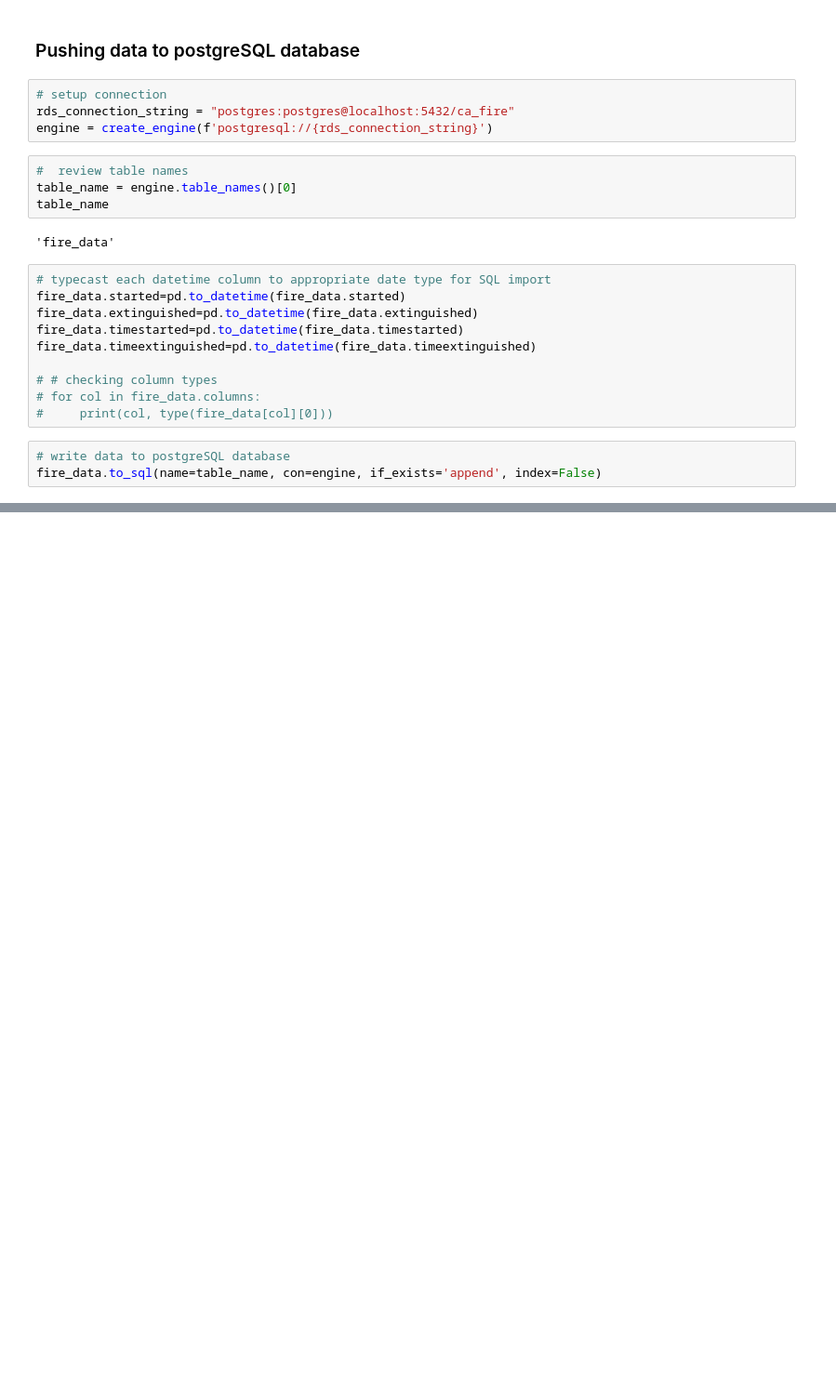
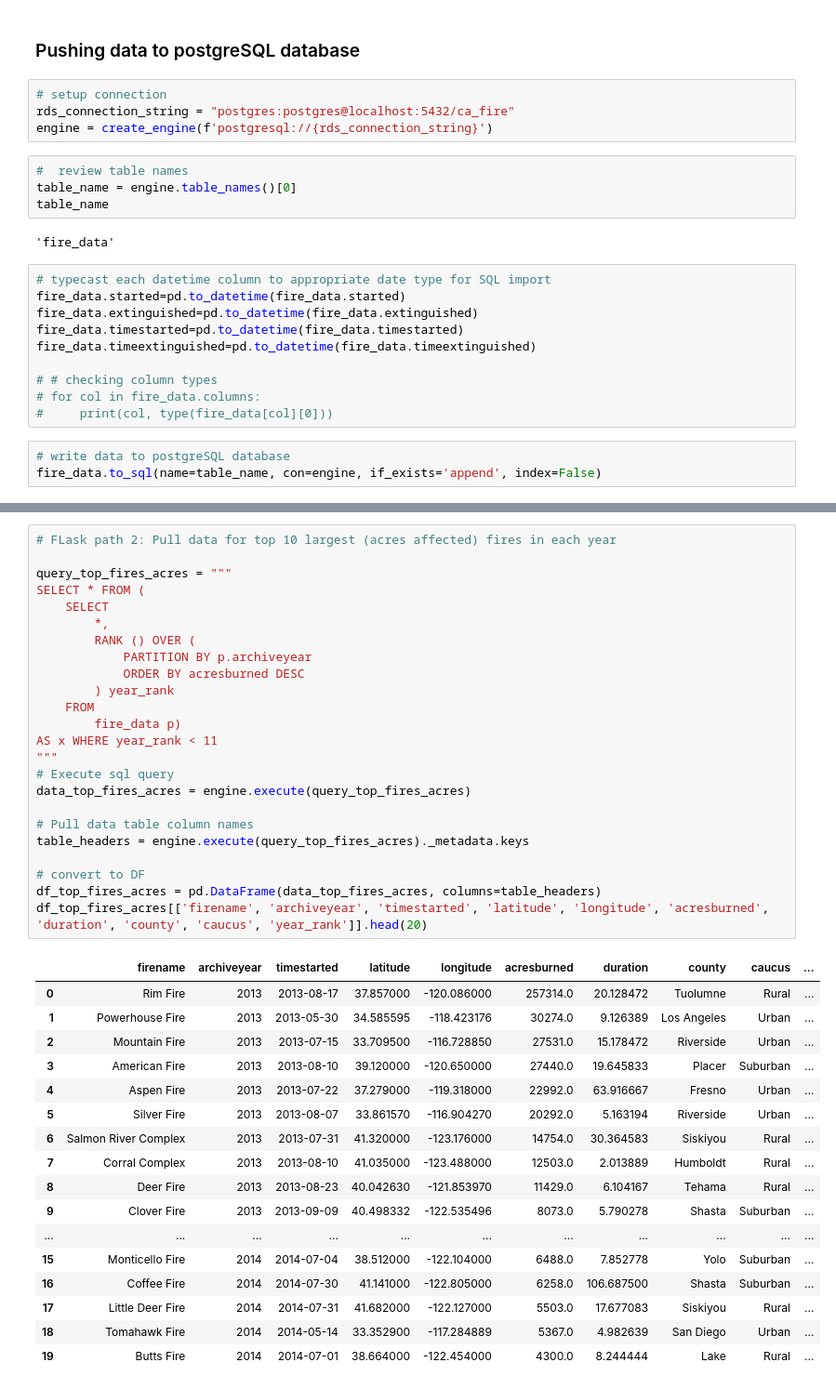
Before and after one commit to i-am-phoenix/project3, a Jupyter notebook: fire_data_geoJSON_postgresSQL.ipynb, the cells around one changed output, grey strips where cells are left out. Shown at 93% size. Drawn from its saved outputs; the diff is of its cells as text; blank space fills up the shorter version.

```diff
--- a/fire_data_geoJSON_postgresSQL.ipynb
+++ b/fire_data_geoJSON_postgresSQL.ipynb
@@ -109,0 +179,42 @@ fire_data.to_sql(name=table_name, con=engine, if_exists='append', index=False)
+# %%
+# FLask path 2: Pull data for top 10 largest (acres affected) fires in each year
+
+query_top_fires_acres = """
+SELECT * FROM (
+	SELECT
+		*,
+		RANK () OVER (
+			PARTITION BY p.archiveyear
+			ORDER BY acresburned DESC
+		) year_rank
+	FROM
+		fire_data p)
+AS x WHERE year_rank < 11
+"""
+# Execute sql query
+data_top_fires_acres = engine.execute(query_top_fires_acres)
+
+# Pull data table column names
+table_headers = engine.execute(query_top_fires_acres)._metadata.keys
+
+# convert to DF
+df_top_fires_acres = pd.DataFrame(data_top_fires_acres, columns=table_headers)
+df_top_fires_acres[['firename', 'archiveyear', 'timestarted', 'latitude', 'longitude', 'acresburned', 'duration', 'county', 'caucus', 'year_rank']].head(20)
+# %% [output]
+|  | firename | archiveyear | timestarted | latitude | longitude | acresburned | duration | county | caucus | ... |
+| 0 | Rim Fire | 2013 | 2013-08-17 | 37.857000 | -120.086000 | 257314.0 | 20.128472 | Tuolumne | Rural | ... |
+| 1 | Powerhouse Fire | 2013 | 2013-05-30 | 34.585595 | -118.423176 | 30274.0 | 9.126389 | Los Angeles | Urban | ... |
+| 2 | Mountain Fire | 2013 | 2013-07-15 | 33.709500 | -116.728850 | 27531.0 | 15.178472 | Riverside | Urban | ... |
+| 3 | American Fire | 2013 | 2013-08-10 | 39.120000 | -120.650000 | 27440.0 | 19.645833 | Placer | Suburban | ... |
+| 4 | Aspen Fire | 2013 | 2013-07-22 | 37.279000 | -119.318000 | 22992.0 | 63.916667 | Fresno | Urban | ... |
+| 5 | Silver Fire | 2013 | 2013-08-07 | 33.861570 | -116.904270 | 20292.0 | 5.163194 | Riverside | Urban | ... |
+| 6 | Salmon River Complex | 2013 | 2013-07-31 | 41.320000 | -123.176000 | 14754.0 | 30.364583 | Siskiyou | Rural | ... |
+| 7 | Corral Complex | 2013 | 2013-08-10 | 41.035000 | -123.488000 | 12503.0 | 2.013889 | Humboldt | Rural | ... |
+| 8 | Deer Fire | 2013 | 2013-08-23 | 40.042630 | -121.853970 | 11429.0 | 6.104167 | Tehama | Rural | ... |
+| 9 | Clover Fire | 2013 | 2013-09-09 | 40.498332 | -122.535496 | 8073.0 | 5.790278 | Shasta | Suburban | ... |
+| ... | ... | ... | ... | ... | ... | ... | ... | ... | ... | ... |
+| 15 | Monticello Fire | 2014 | 2014-07-04 | 38.512000 | -122.104000 | 6488.0 | 7.852778 | Yolo | Suburban | ... |
+| 16 | Coffee Fire | 2014 | 2014-07-30 | 41.141000 | -122.805000 | 6258.0 | 106.687500 | Shasta | Suburban | ... |
+| 17 | Little Deer Fire | 2014 | 2014-07-31 | 41.682000 | -122.127000 | 5503.0 | 17.677083 | Siskiyou | Rural | ... |
+| 18 | Tomahawk Fire | 2014 | 2014-05-14 | 33.352900 | -117.284889 | 5367.0 | 4.982639 | San Diego | Urban | ... |
+| 19 | Butts Fire | 2014 | 2014-07-01 | 38.664000 | -122.454000 | 4300.0 | 8.244444 | Lake | Rural | ... |
```
Also changed, not shown: parts of 10 cells of this notebook, 6 other files.
